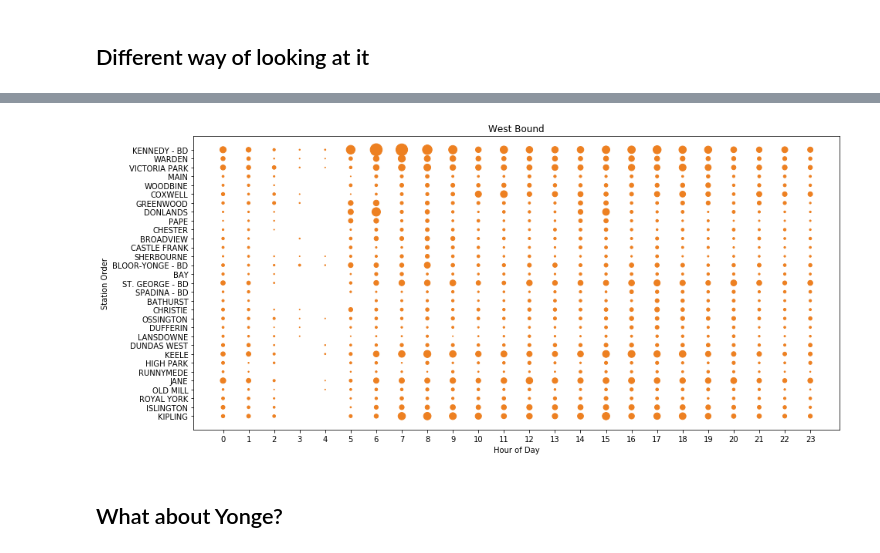
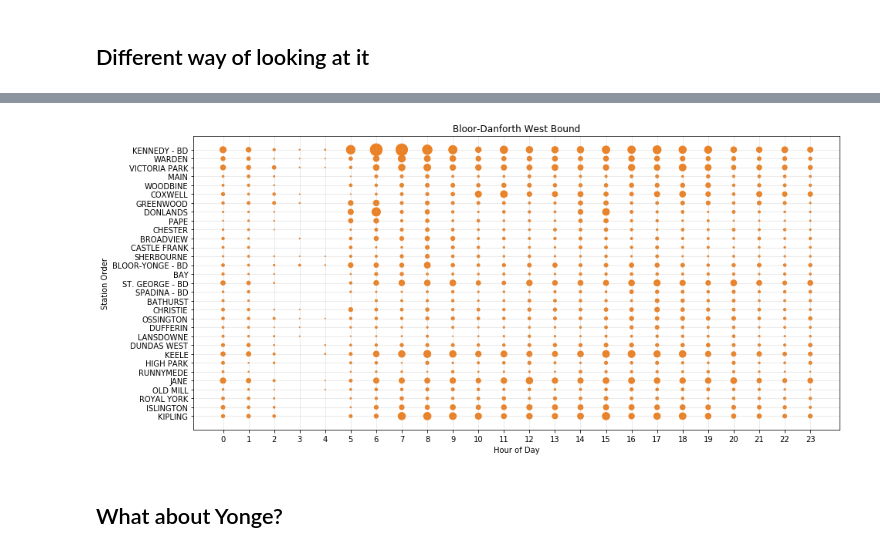
Before and after one commit to cllopes/scs-3250-tcc, a Jupyter notebook: Cindy/3_Stations.ipynb, the cells around one changed output, grey strips where cells are left out. Cells and saved outputs as stored; diff of their text form; code cells hidden in the pictures.

```diff
--- a/Cindy/3_Stations.ipynb
+++ b/Cindy/3_Stations.ipynb
@@ -491,21 +568,25 @@ west_delays_size = west_delays.groupby(['Bloor_Station', 'Hour']).size()
 unstacked_east = east_delays_size.unstack()
 unstacked_west = west_delays_size.unstack()
 # %%
-# def plot_bound_time(df, title, color):
-#     number_of_hours = len(df.columns)
-#     number_of_stations = len(df.index)
+def plot_bound_time(df, title, color):
+    number_of_hours = len(df.columns)
+    number_of_stations = len(df.index)
 
-#     x = list(np.arange(0, number_of_stations)) * number_of_hours
-#     y = list(np.arange(0, number_of_hours)) * number_of_stations
-#     sizes = df.values
-#     z = [item for sublist in sizes for item in sublist]
 
-#     fig = plt.figure(figsize=(10, 6))
-#     plt.scatter(x,y,z, color=color)
-#     plt.xticks(np.arange(0,len(df.index)))
-#     plt.yticks(df.columns)
-#     plt.ylabel('Hour of Day')
-#     plt.xlabel('Station Order')
-#     plt.grid()
-#     plt.title(title)
-#     plt.show()
+    x = list(np.arange(0, number_of_hours)) * number_of_stations
+    y = np.repeat(np.arange(0, number_of_stations), number_of_hours)
+
+
+    sizes = df.values
+    z = [item for sublist in sizes for item in sublist]
+    cm = plt.cm.get_cmap('RdYlBu')
+
+    fig = plt.figure(figsize=(15, 7))
+    ax = plt.scatter(x, y, z, color=color)
+    plt.yticks(np.arange(0, len(df.index)), df.index)
+    plt.xticks(df.columns)
+    plt.xlabel('Hour of Day')
+    plt.ylabel('Station Order')
+    plt.grid(alpha=0.3)
+    plt.title(title)
+    return ax
@@ -547,9 +612,10 @@ plot_bound_time_reverse(unstacked_east, 'East Bound', east_color)
 # %%
 # plot_bound_time(unstacked_west,'West Bound', west_color)
 # %%
-plot_bound_time_reverse(unstacked_west,'West Bound', west_color)
+plot_bound_time(unstacked_west,'Bloor-Danforth West Bound', west_color)
+plt.show()
 # %% [output]
-[figure, old version]
+[figure, new version]
 # %% [markdown]
 ## What about Yonge?
 # %% [markdown]
```
Also changed, not shown: parts of 28 cells of this notebook, 16 other files.
